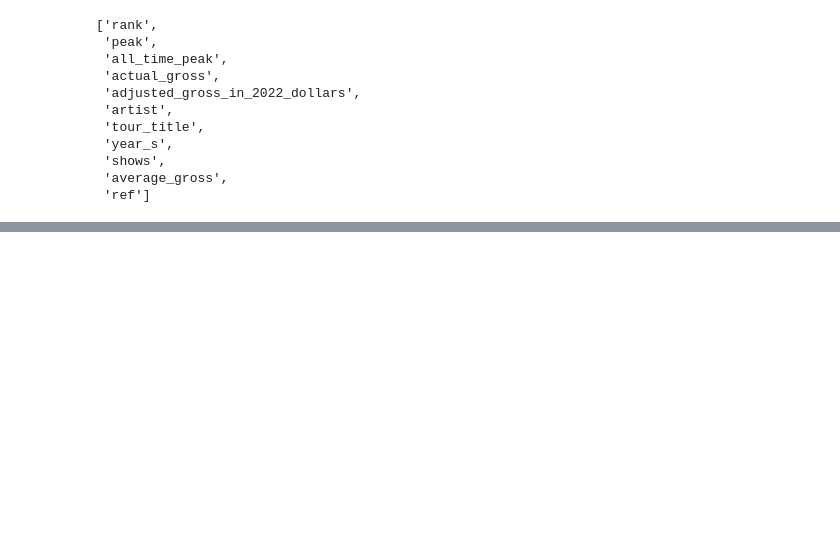
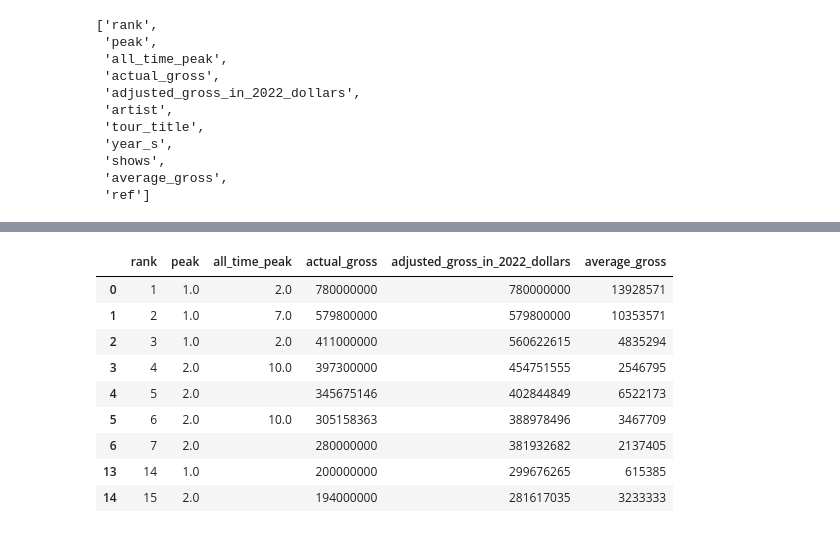
Before and after one commit to HowardJoshua-crypto/dataScience, a Jupyter notebook: dataScience.ipynb, the cells around one changed output, grey strips where cells are left out. Cells and saved outputs as stored; diff of their text form; code cells hidden in the pictures; blank space fills up the shorter version.

```diff
--- a/dataScience.ipynb
+++ b/dataScience.ipynb
@@ -300,0 +323,2 @@ data2.head()
+# %%
+useful=data2.loc[:,['rank','peak','all_time_peak','actual_gross','adjusted_gross_in_2022_dollars','average_gross',]]
@@ -300,0 +336,2 @@ data2.head()
+# %%
+useful=useful.dropna(subset=['peak'])
@@ -300,0 +349,13 @@ data2.head()
+# %%
+useful.head(20)
+# %% [output]
+|  | rank | peak | all_time_peak | actual_gross | adjusted_gross_in_2022_dollars | average_gross |
+| 0 | 1 | 1.0 | 2.0 | 780000000 | 780000000 | 13928571 |
+| 1 | 2 | 1.0 | 7.0 | 579800000 | 579800000 | 10353571 |
+| 2 | 3 | 1.0 | 2.0 | 411000000 | 560622615 | 4835294 |
+| 3 | 4 | 2.0 | 10.0 | 397300000 | 454751555 | 2546795 |
+| 4 | 5 | 2.0 |  | 345675146 | 402844849 | 6522173 |
+| 5 | 6 | 2.0 | 10.0 | 305158363 | 388978496 | 3467709 |
+| 6 | 7 | 2.0 |  | 280000000 | 381932682 | 2137405 |
+| 13 | 14 | 1.0 |  | 200000000 | 299676265 | 615385 |
+| 14 | 15 | 2.0 |  | 194000000 | 281617035 | 3233333 |
```
Also changed, not shown: parts of 9 cells of this notebook.
